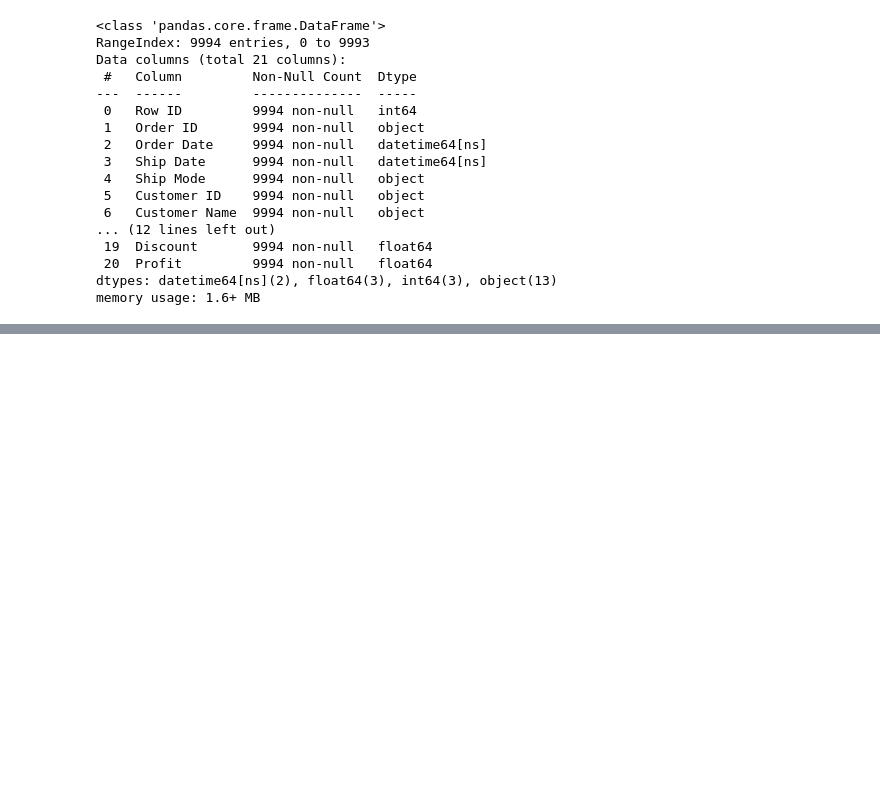
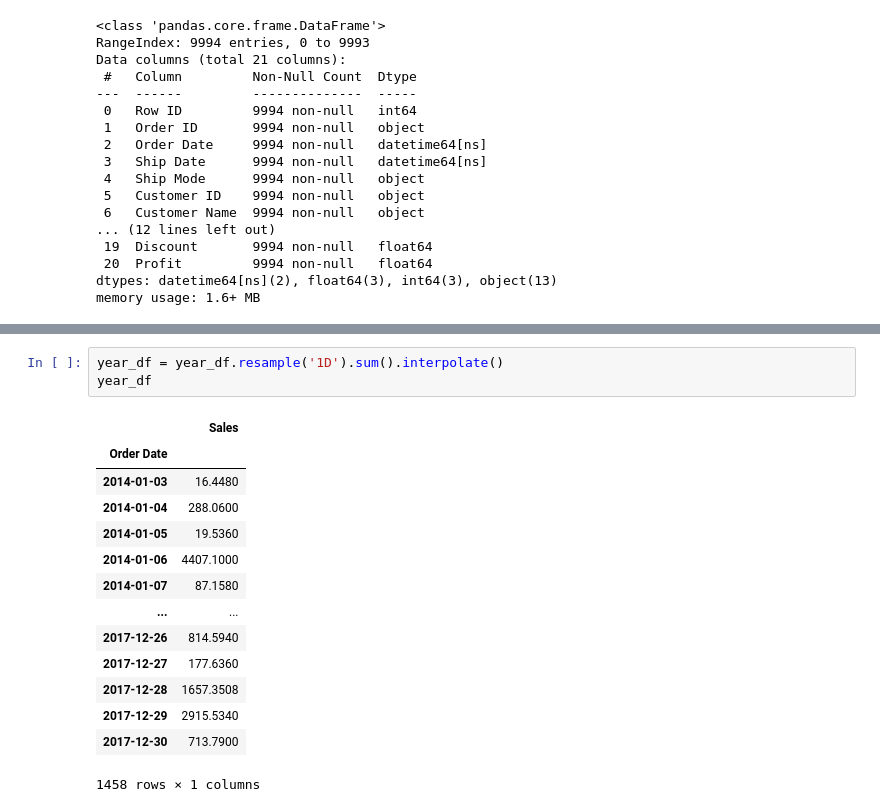
Before and after one commit to AC8151/COG_INTERNSHIP_GN22DTDS001, a Jupyter notebook: Time Series Analysis_Identify_data_challenges.ipynb, the cells around one changed output, grey strips where cells are left out. Cells and saved outputs as stored; diff of their text form; blank space fills up the shorter version.

```diff
--- a/Time Series Analysis_Identify_data_challenges.ipynb
+++ b/Time Series Analysis_Identify_data_challenges.ipynb
@@ -210,0 +211,18 @@ data['Order Date'].isnull().sum()
+# %%
+year_df = year_df.resample('1D').sum().interpolate()
+year_df
+# %% [output]
+|  | Sales |
+| Order Date |  |
+| 2014-01-03 | 16.4480 |
+| 2014-01-04 | 288.0600 |
+| 2014-01-05 | 19.5360 |
+| 2014-01-06 | 4407.1000 |
+| 2014-01-07 | 87.1580 |
+| ... | ... |
+| 2017-12-26 | 814.5940 |
+| 2017-12-27 | 177.6360 |
+| 2017-12-28 | 1657.3508 |
+| 2017-12-29 | 2915.5340 |
+| 2017-12-30 | 713.7900 |
+1458 rows × 1 columns
```
Also changed, not shown: parts of 10 cells of this notebook.
